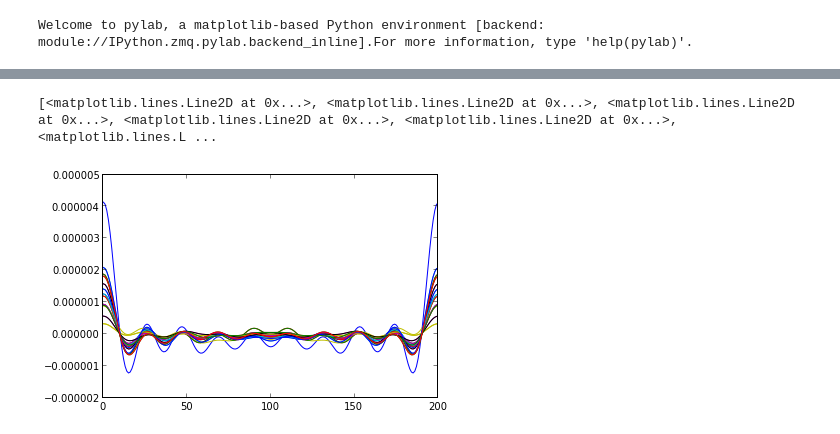
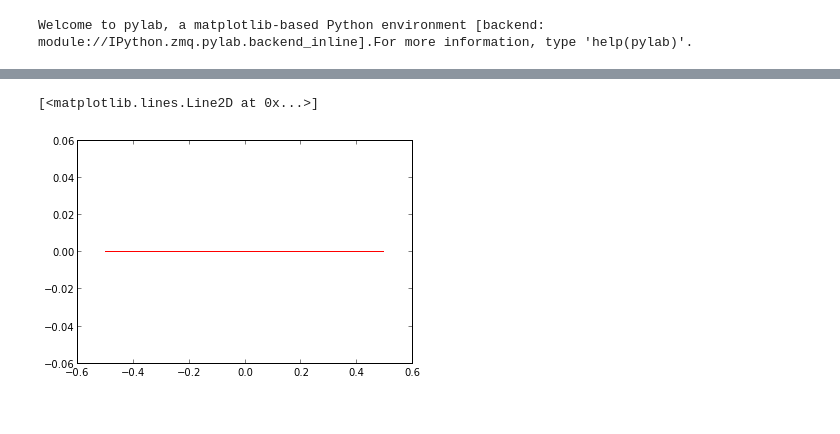
Before and after one commit to miguelaldana/FisicaComputacional, a Jupyter notebook: Tarea5_computacional/Punto1.ipynb, the cells around one changed output, grey strips where cells are left out. Saved outputs shown, nothing was run; the diff lists cells and outputs as text; code cells hidden in the pictures.

```diff
--- a/Tarea5_computacional/Punto1.ipynb
+++ b/Tarea5_computacional/Punto1.ipynb
@@ -21,3 +23,6 @@ half_n = np.ceil(n/2.0)espectro_potencias_half = (2.0) * espectro_potencias[:hal
-# %%
-max_espectro_x = espectro_potencias_halfmax_espectro_freq = freq_halffor j in range(24):    for i in range(200):         if i < 10:            temp = max(espectro_potencias_half[:,j])            if espectro_potencias_half[i,j] == temp:                max_espectro_x[i,j] = espectro_potencias_half[i,j]                espectro_potencias_half[i,j] = 0.0        else:            max_espectro_x[i,j] = 0.0             max_espectro_freq[i] = 0.0
+# %%
+max_espectro_x = empty((n,col))for i in range(24):    max_espectro_x[:,i] = np.sort(np.abs(fft_amplitudes[:,i]), axis=None)    max_espectro_x[:,i] = max_espectro_x[::-1,i]for j in range(24):    for i in range(n):        if i > 9:            max_espectro_x[i,j] = 0.0for j in range(24):    for u in range(n):        for i in range(n):            if max_espectro_x[u,j] != 0.0:                if np.abs(fft_amplitudes[i,j]) == max_espectro_x[u,j]:                    continue                else:                    fft_amplitudes[i,j] = 0.0plt.plot(freq, np.abs(fft_amplitudes[:,0])**2, 'r')
+# %% [output]
+[<matplotlib.lines.Line2D at 0x...>]
+[figure, added]
 # %%
@@ -25,5 +29,0 @@ inverse = max_espectro_xfor i in range(24):    inverse[:,i] = ifft(max_espectro_
-# %%
-plt.plot(inverse)
-# %% [output]
-[<matplotlib.lines.Line2D at 0x...>, <matplotlib.lines.Line2D at 0x...>, <matplotlib.lines.Line2D at 0x...>, <matplotlib.lines.Line2D at 0x...>, <matplotlib.lines.Line2D at 0x...>, <matplotlib.lines.L ...
-[figure, removed]
```
Also changed, not shown: parts of 8 cells of this notebook.
